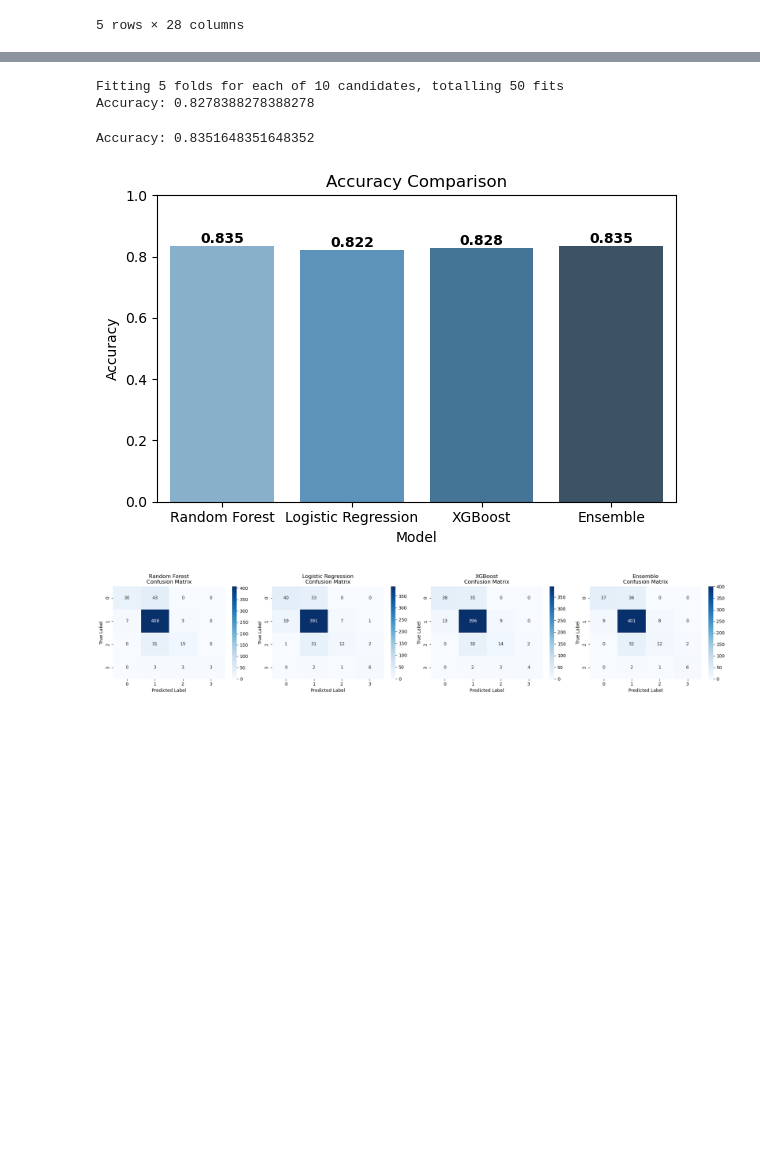
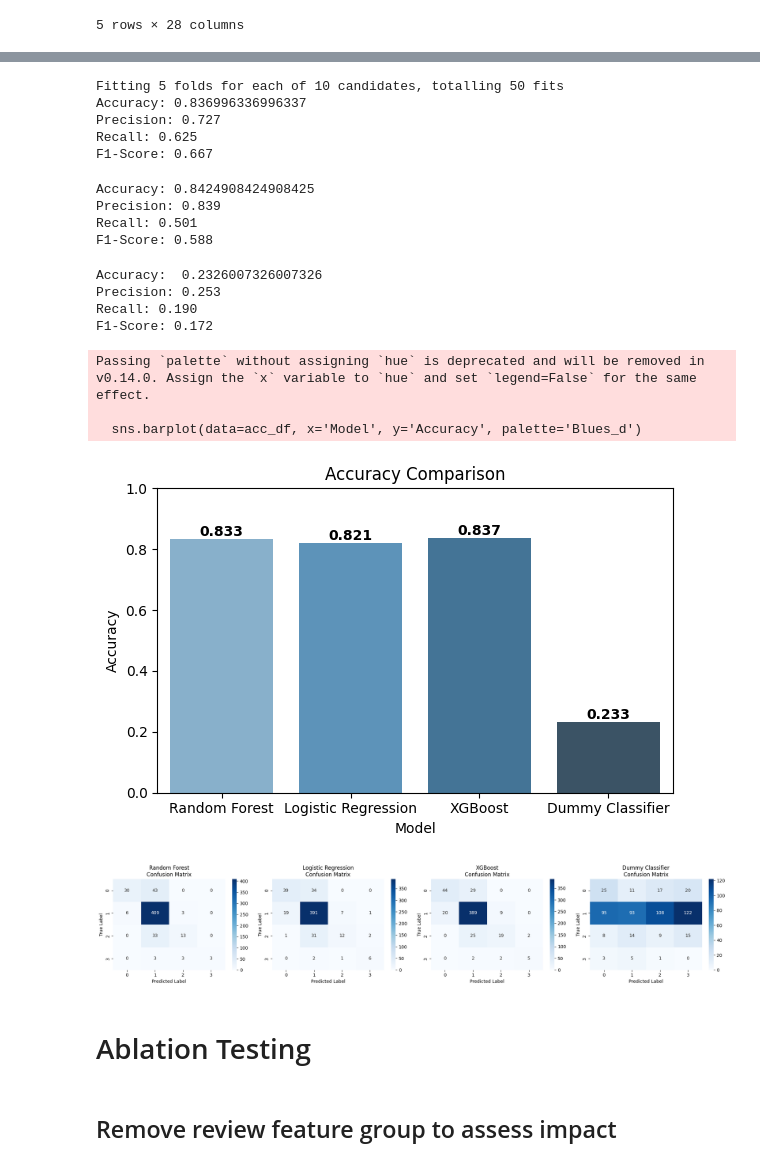
Before and after one commit to pooja-ippalapelli/milestone-II, a Jupyter notebook: supervised_models.ipynb, the cells around one changed output, grey strips where cells are left out. Drawn from its saved outputs; the diff is of its cells as text; code cells hidden in the pictures; blank space fills up the shorter version.

Commit message:
added dummy classifer for basis model and reran metrics

```diff
--- a/supervised_models.ipynb
+++ b/supervised_models.ipynb
@@ -231,9 +257,19 @@ best_xgb = xgb_random_search.best_estimator_
 xgb_preds = best_xgb.predict(X_test)
 
 print("Accuracy:", accuracy_score(y_test, xgb_preds))
+precision_xgb = precision_score(y_test, xgb_preds, average='macro')  # or 'micro' / 'weighted'
+recall_xgb = recall_score(y_test, xgb_preds, average='macro')  # or 'micro' / 'weighted'
+f1_xgb = f1_score(y_test, xgb_preds, average='macro')  # or 'micro' / 'weighted'
+
+print(f"Precision: {precision_xgb:.3f}")
+print(f"Recall: {recall_xgb:.3f}")
+print(f"F1-Score: {f1_xgb:.3f}")
 # %% [output]
 Fitting 5 folds for each of 10 candidates, totalling 50 fits
-Accuracy: 0.8278388278388278
+Accuracy: 0.836996336996337
+Precision: 0.727
+Recall: 0.625
+F1-Score: 0.667
 # %%
 # Best parameters of each pipeline
 best_rf_clf = best_rf.named_steps['clf']
@@ -256,8 +292,42 @@ ensemble_pipeline = Pipeline([
 ensemble_pipeline.fit(X_train, y_train)
 ensemble_preds = ensemble_pipeline.predict(X_test)
 print("Accuracy:", accuracy_score(y_test, ensemble_preds))
+precision = precision_score(y_test, rf_preds, average='macro')  # or 'micro' / 'weighted'
+recall = recall_score(y_test, rf_preds, average='macro')  # or 'micro' / 'weighted'
+f1 = f1_score(y_test, rf_preds, average='macro')  # or 'micro' / 'weighted'
+
+print(f"Precision: {precision:.3f}")
+print(f"Recall: {recall:.3f}")
+print(f"F1-Score: {f1:.3f}")
 # %% [output]
-Accuracy: 0.8351648351648352
+Accuracy: 0.8424908424908425
+Precision: 0.839
+Recall: 0.501
+F1-Score: 0.588
+# %%
+from sklearn.dummy import DummyClassifier
+
+# Train Dummy Classifier (baseline model)
+dummy_clf = DummyClassifier(strategy='uniform', random_state=42)
+dummy_clf.fit(X_train, y_train)
+dummy_preds = dummy_clf.predict(X_test)
+
+# Calculate accuracy for Dummy Classifier
+acc_dummy = accuracy_score(y_test, dummy_preds)
+print("Accuracy: ", acc_dummy)
+
+precision_d = precision_score(y_test, dummy_preds, average='macro')  # or 'micro' / 'weighted'
+recall_d = recall_score(y_test, dummy_preds, average='macro')  # or 'micro' / 'weighted'
+f1_d = f1_score(y_test, dummy_preds, average='macro')  # or 'micro' / 'weighted'
+
+print(f"Precision: {precision_d:.3f}")
+print(f"Recall: {recall_d:.3f}")
+print(f"F1-Score: {f1_d:.3f}")
+# %% [output]
+Accuracy:  0.2326007326007326
+Precision: 0.253
+Recall: 0.190
+F1-Score: 0.172
 # %%
 # Accuracy scores
 acc_rf = accuracy_score(y_test, rf_preds)
@@ -265,13 +335,14 @@ acc_lr = accuracy_score(y_test, lr_preds)
 acc_xgb = accuracy_score(y_test, xgb_preds)
 acc_ens = accuracy_score(y_test, ensemble_preds)
 
+
 accuracy_data = {
-    'Model': ['Random Forest', 'Logistic Regression', 'XGBoost'],
-    'Accuracy': [acc_rf, acc_lr, acc_xgb]
+    'Model': ['Random Forest', 'Logistic Regression', 'XGBoost', 'Dummy Classifier'],
+    'Accuracy': [acc_rf, acc_lr, acc_xgb, acc_dummy]
 }
 
-accuracy_data['Model'].append('Ensemble')
-accuracy_data['Accuracy'].append(acc_ens)
+# accuracy_data['Model'].append('Ensemble')
+# accuracy_data['Accuracy'].append(acc_ens)
 
 acc_df = pd.DataFrame(accuracy_data)
 
@@ -279,36 +350,43 @@ acc_df = pd.DataFrame(accuracy_data)
 plt.figure(figsize=(6, 4))
 sns.barplot(data=acc_df, x='Model', y='Accuracy', palette='Blues_d')
 plt.ylim(0, 1)
 plt.title('Accuracy Comparison')
 for index, row in acc_df.iterrows():
     plt.text(
         index,
         row['Accuracy'] + 0.01,
         f"{row['Accuracy']:.3f}",
         ha='center',
         fontweight='bold'
     )
 plt.tight_layout()
 plt.show()
 
 # Plot confusion matrices for each model
-models = ['Random Forest', 'Logistic Regression', 'XGBoost']
-predictions = [rf_preds, lr_preds, xgb_preds]
+models = ['Random Forest', 'Logistic Regression', 'XGBoost', 'Dummy Classifier']
+predictions = [rf_preds, lr_preds, xgb_preds, dummy_preds]
 
-models.append('Ensemble')
-predictions.append(ensemble_preds)
+# models.append('Ensemble')
+# predictions.append(ensemble_preds)
 
 fig, axes = plt.subplots(1, len(models), figsize=(5 * len(models), 4))
 
 for i, (model, preds) in enumerate(zip(models, predictions)):
     cm = confusion_matrix(y_test, preds)
     sns.heatmap(cm, annot=True, fmt='d', cmap='Blues', ax=axes[i])
     axes[i].set_title(f"{model}\nConfusion Matrix")
     axes[i].set_xlabel('Predicted Label')
     axes[i].set_ylabel('True Label')
 
 plt.tight_layout()
 plt.show()
 # %% [output]
+Passing `palette` without assigning `hue` is deprecated and will be removed in v0.14.0. Assign the `x` variable to `hue` and set `legend=False` for the same effect.
+
+  sns.barplot(data=acc_df, x='Model', y='Accuracy', palette='Blues_d')
-[figure, old version]
+[figure, new version]
-[figure, old version]
+[figure, new version]
+# %% [markdown]
+# Ablation Testing
+# %% [markdown]
+##  Remove review feature group to assess impact
```
Also changed, not shown: parts of 12 cells of this notebook.
